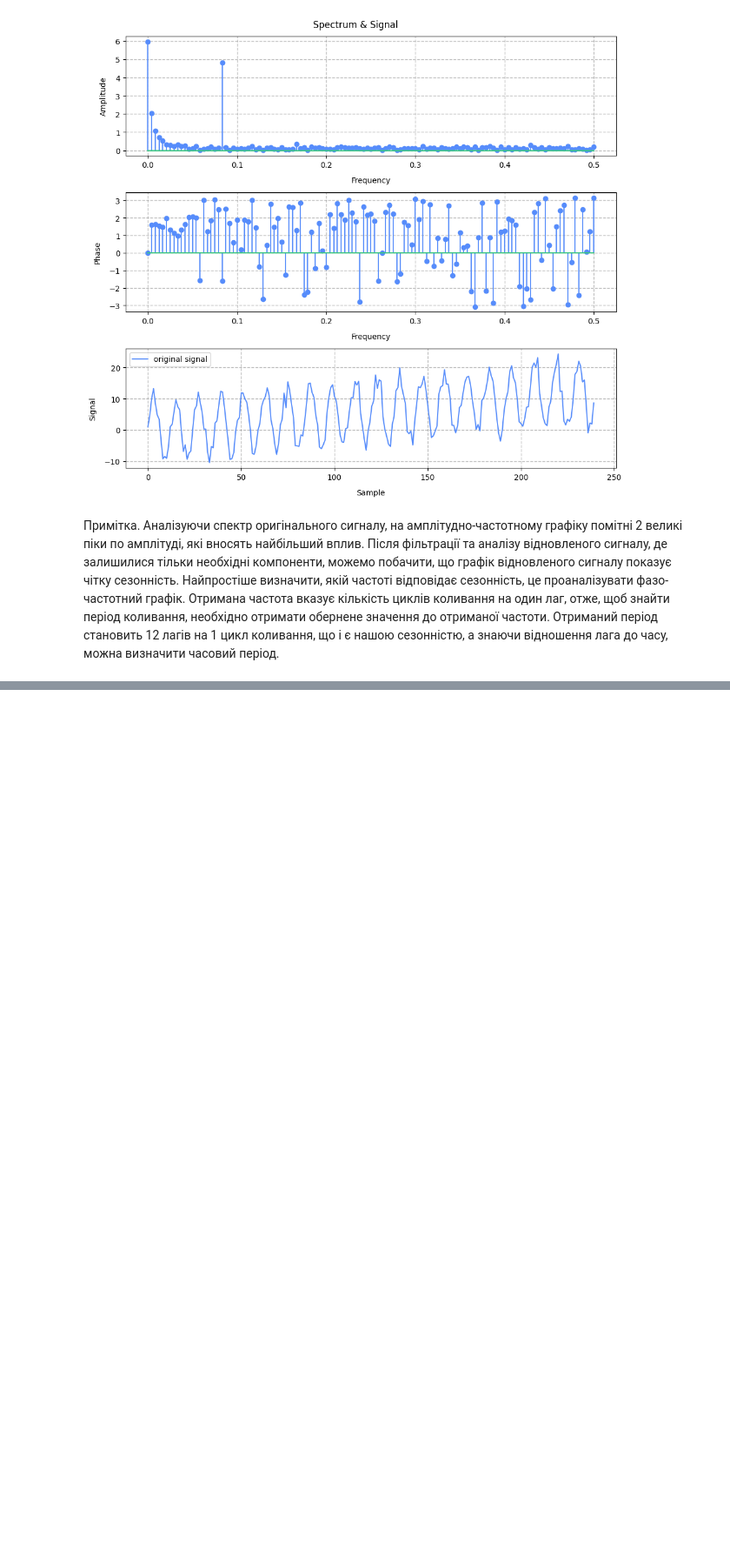
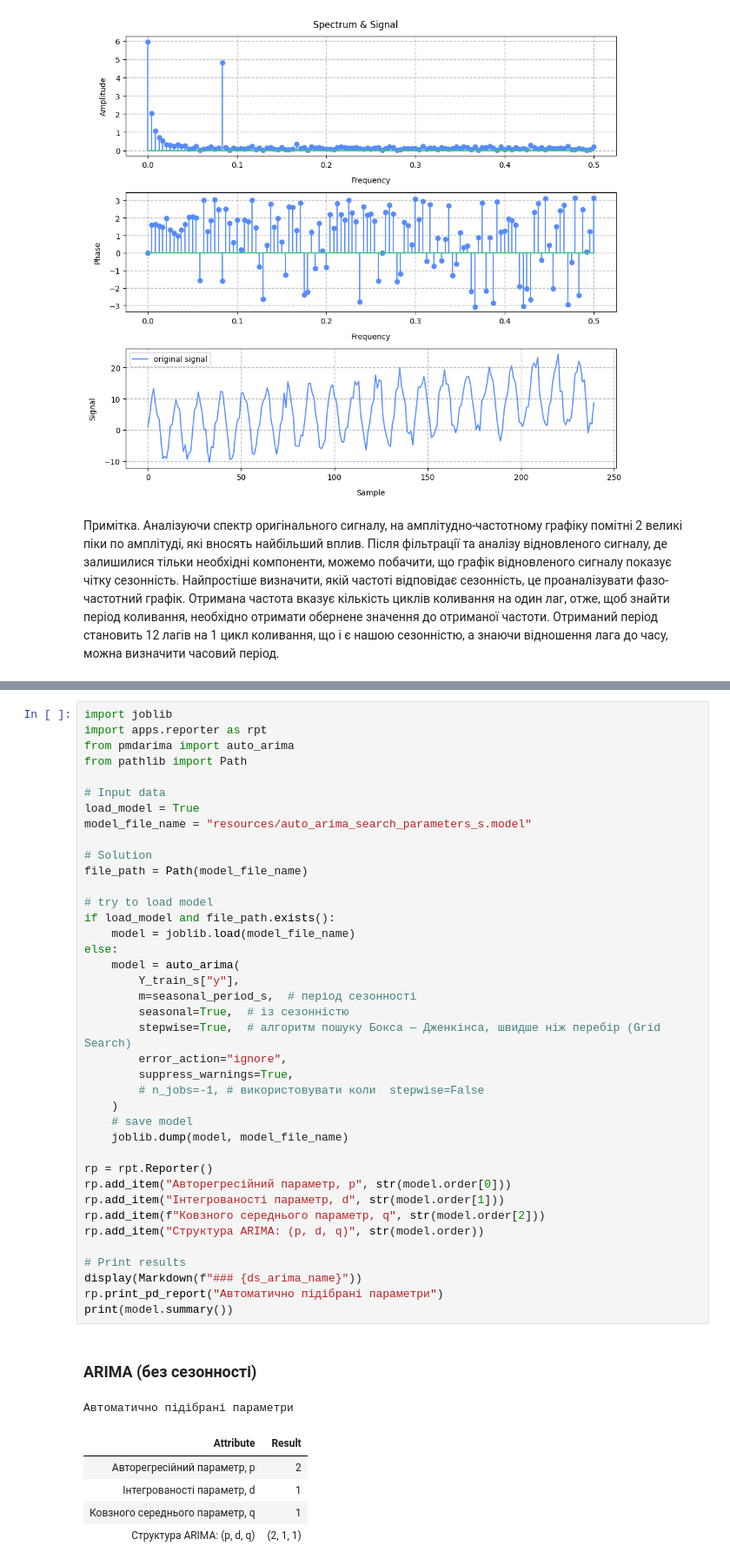
Before and after one commit to BogdanPinchuk/DataScience-PBY_HW16, a Jupyter notebook: Bohdan_Pinchuk_DS_HW16.ipynb, the cells around one changed output, grey strips where cells are left out. Shown at 87% size. Saved outputs shown, nothing was run; the diff lists cells and outputs as text; blank space fills up the shorter version.

Commit message:
[Homework16] - updated models

```diff
--- a/Bohdan_Pinchuk_DS_HW16.ipynb
+++ b/Bohdan_Pinchuk_DS_HW16.ipynb
@@ -916,0 +971,47 @@ fr.plot_signal_spectrum(original_data, figsize=(10, 9))
+# %%
+import joblib
+import apps.reporter as rpt
+from pmdarima import auto_arima
+from pathlib import Path
+
+# Input data
+load_model = True
+model_file_name = "resources/auto_arima_search_parameters_s.model"
+
+# Solution
+file_path = Path(model_file_name)
+
+# try to load model
+if load_model and file_path.exists():
+    model = joblib.load(model_file_name)
+else:
+    model = auto_arima(
+        Y_train_s["y"],
+        m=seasonal_period_s,  # період сезонності
+        seasonal=True,  # із сезонністю
+        stepwise=True,  # алгоритм пошуку Бокса — Дженкінса, швидше ніж перебір (Grid Search)
+        error_action="ignore",
+        suppress_warnings=True,
+        # n_jobs=-1, # використовувати коли  stepwise=False
+    )
+    # save model
+    joblib.dump(model, model_file_name)
+
+rp = rpt.Reporter()
+rp.add_item("Авторегресійний параметр, p", str(model.order[0]))
+rp.add_item("Інтегрованості параметр, d", str(model.order[1]))
+rp.add_item(f"Ковзного середнього параметр, q", str(model.order[2]))
+rp.add_item("Структура ARIMA: (p, d, q)", str(model.order))
+
+# Print results
+display(Markdown(f"### {ds_arima_name}"))
+rp.print_pd_report("Автоматично підібрані параметри")
+print(model.summary())
+# %% [output]
+### ARIMA (без сезонності)
+Автоматично підібрані параметри
+| Attribute | Result |
+| Авторегресійний параметр, p | 2 |
+| Інтегрованості параметр, d | 1 |
+| Ковзного середнього параметр, q | 1 |
+| Структура ARIMA: (p, d, q) | (2, 1, 1) |
```
Also changed, not shown: parts of 5 cells of this notebook, 3 other files.
